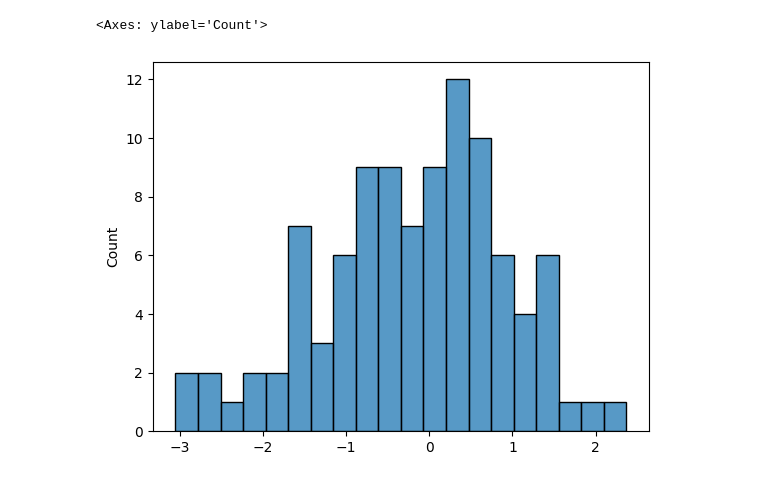
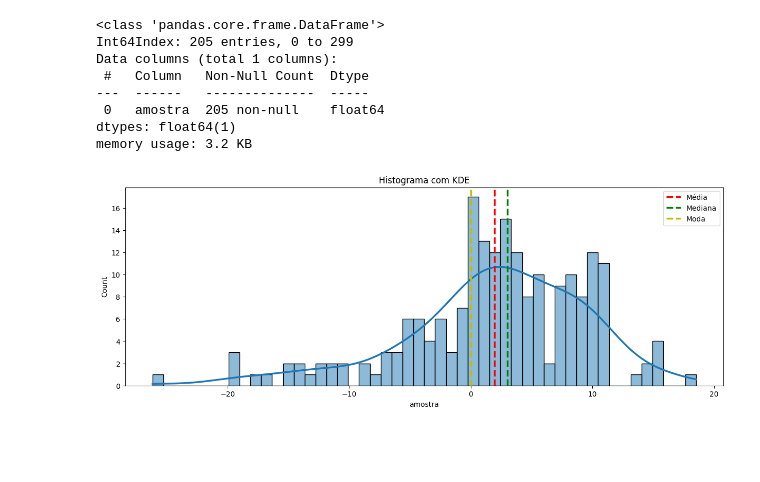
Before and after one commit to Laboratorio-de-Analise-de-Dados/disciplina_python_basico, a Jupyter notebook: dev/script/aulas/teóricas/16-Medidas_Resumo_2_2026-04-01.ipynb, the cells around one changed output. Saved outputs shown, nothing was run; the diff lists cells and outputs as text; code cells hidden in the pictures; blank space fills up the shorter version.

```diff
--- a/dev/script/aulas/teóricas/16-Medidas_Resumo_2_2026-04-01.ipynb
+++ b/dev/script/aulas/teóricas/16-Medidas_Resumo_2_2026-04-01.ipynb
@@ -3,7 +4,37 @@ import numpy as np
 import seaborn as sns
 import matplotlib.pyplot as plt
+# %%
+np.random.seed(42)
+array_1 = np.random.normal(loc=0.0, scale=10.0, size=100)
+array_2 = np.random.randint(0.0, 12.0, size=100)
+array_3 = np.insert(np.array([array_1.mean()] * 5), 0, [np.nan]*95)
+array_aula = list(array_1) + list(array_2) + list(array_3)
+df = pd.DataFrame({"amostra": array_aula})
+df = df.dropna()
+df.info()
+# %% [output]
+<class 'pandas.core.frame.DataFrame'>
+Int64Index: 205 entries, 0 to 299
+Data columns (total 1 columns):
+ #   Column   Non-Null Count  Dtype
+---  ------   --------------  -----
+ 0   amostra  205 non-null    float64
+dtypes: float64(1)
+memory usage: 3.2 KB
 # %%
-sns.histplot(np.random.normal(loc=0.0, scale=1.0, size=100) + np.random.randint(0.0, 1.0, size=100), bins=20)
+plt.rcParams['lines.linewidth'] = 2.5
+fig, ax = plt.subplots(figsize=(15, 5))
+sns.histplot(
+    df['amostra'],
+    kde=True,
+    bins=50,
+    ax=ax
+)
+plt.axvline(df['amostra'].mean(), color='r', linestyle='--', label='Média')
+plt.axvline(df['amostra'].median(), color='g', linestyle='--', label='Mediana')
+plt.axvline(df['amostra'].mode()[0], color='y', linestyle='--', label='Moda')
+plt.legend()
+plt.title("Histograma com KDE")
+plt.show()
 # %% [output]
-<Axes: ylabel='Count'>
-[figure, old version]
+[figure, new version]
```
Also changed, not shown: parts of 2 cells of this notebook, 3 other files.
